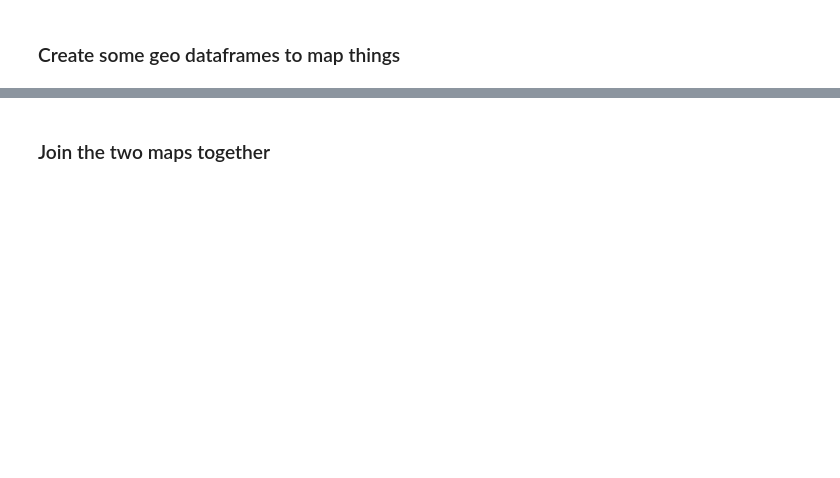
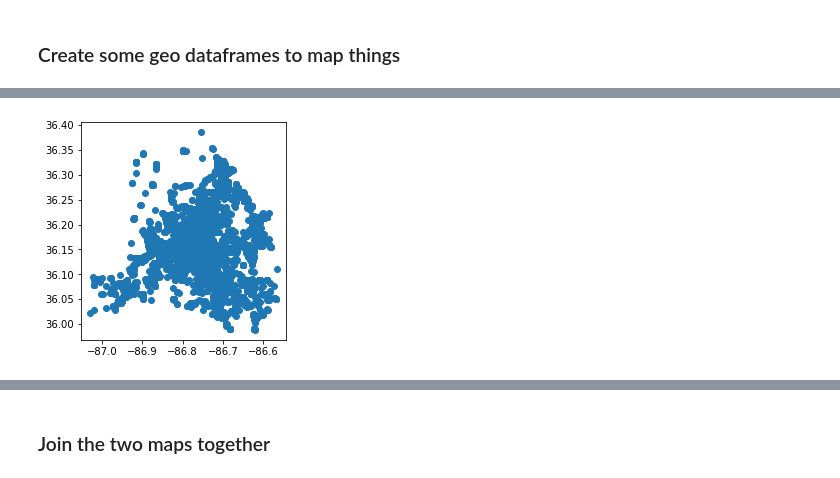
Before and after one commit to nss-data-science-cohort-4/dq4-covid-nashville-coded-19, a Jupyter notebook: notebooks/pt03_COVID_clusters_data_geo_viz.ipynb, the cells around one changed output, grey strips where cells are left out. Drawn from its saved outputs; the diff is of its cells as text; code cells hidden in the pictures; blank space fills up the shorter version.

```diff
--- a/notebooks/pt03_COVID_clusters_data_geo_viz.ipynb
+++ b/notebooks/pt03_COVID_clusters_data_geo_viz.ipynb
@@ -51,0 +128,3 @@ NameError: name 'violations_by_loc' is not defined
+# %%
+violations_by_loc_and_date = pd.read_csv('../data/violations_by_loc_and_date.csv')
+violations_by_loc_and_date
@@ -52,7 +145,4 @@ NameError: name 'violations_by_loc' is not defined
 # %%
-# # Create a geopandas dataframe based on the violations data, grouped by location
-# violations_geo = gpd.GeoDataFrame(
-#     violations, geometry = gpd.points_from_xy(violations.long, violations.lat))
-
-# # Make sure it worked
-# violations_geo.head()
+# Create a geopandas dataframe based on the cleaned-up violations dataframe by day
+violations_by_loc_and_date_geo = gpd.GeoDataFrame(
+    violations_by_loc_and_date, crs = davidson.crs, geometry = gpd.points_from_xy(violations_by_loc_and_date.long, violations_by_loc_and_date.lat))
@@ -58,0 +226,2 @@ NameError: name 'violations_by_loc' is not defined
+# %%
+violations_by_date = gpd.sjoin(violations_by_loc_and_date_geo, davidson, op = 'within')
@@ -58,0 +237,4 @@ NameError: name 'violations_by_loc' is not defined
+# %%
+violations_by_date.plot(markersize = 'request_no');
+# %% [output]
+[figure, added]
```
Also changed, not shown: parts of 49 cells of this notebook, 2 other files.
